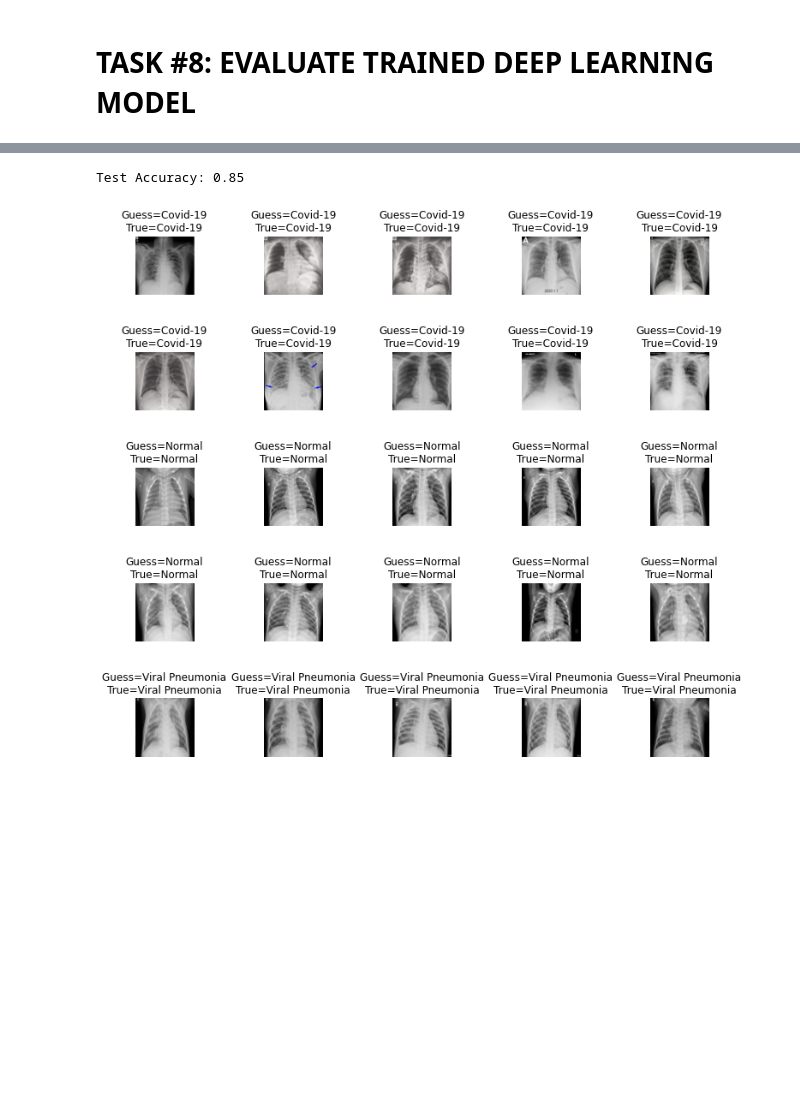
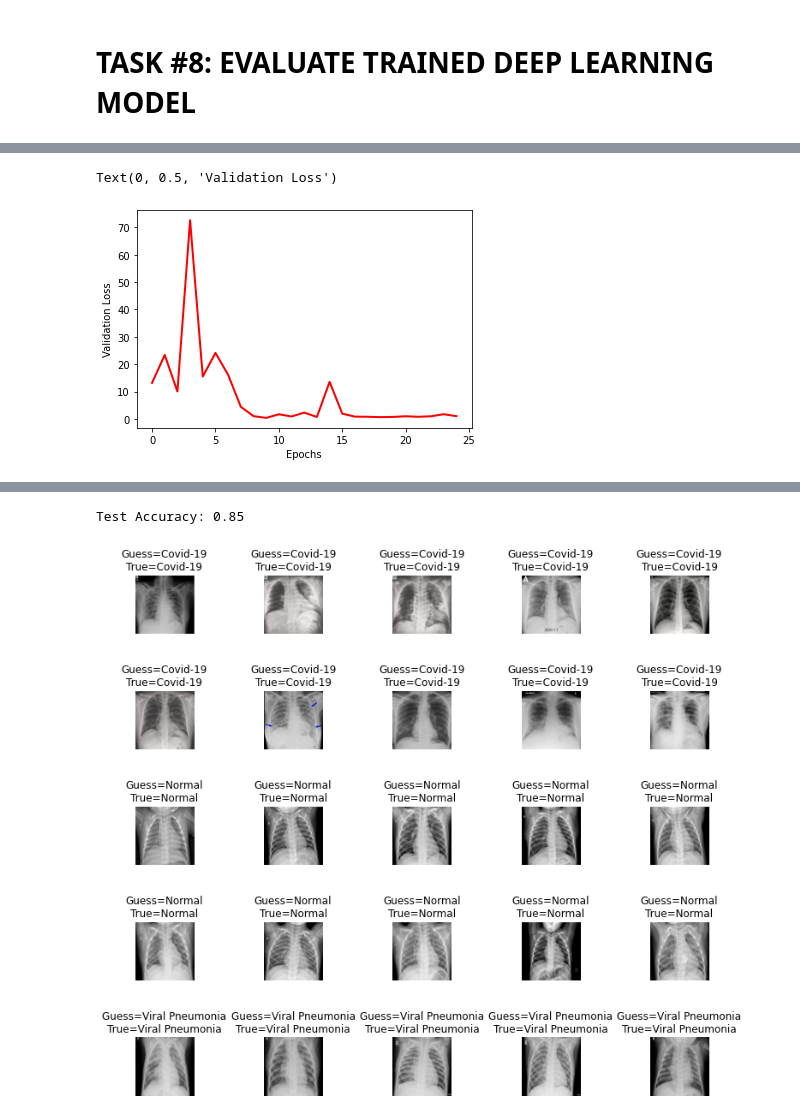
Before and after one commit to wellmej/DataScienceUseCases, a Jupyter notebook: Case4_My_Operations_Department_Skeleton.ipynb, the cells around one changed output, grey strips where cells are left out. Saved outputs shown, nothing was run; the diff lists cells and outputs as text; code cells hidden in the pictures; blank space fills up the shorter version.

```diff
--- a/Case4_My_Operations_Department_Skeleton.ipynb
+++ b/Case4_My_Operations_Department_Skeleton.ipynb
@@ -267,0 +356,13 @@ Accuracy Test : 0.8500000238418579
+# %%
+#------------------------------------------------------------------------
+# Plot model Loss history for Validation dataset
+#
+# Note: The plot will be over the number of epochs (x-axis)
+#------------------------------------------------------------------------
+#plt.plot(history.history['val_accuracy'], linestyle='dashed', color = 'green', linewidth = 2)  # Green Line dashed
+plt.plot(history.history['val_loss'], color = 'red', linewidth = 2)                            # Red Line
+plt.xlabel("Epochs")
+plt.ylabel('Validation Loss')
+# %% [output]
+Text(0, 0.5, 'Validation Loss')
+[figure, added]
```
Also changed, not shown: parts of 26 cells of this notebook.
